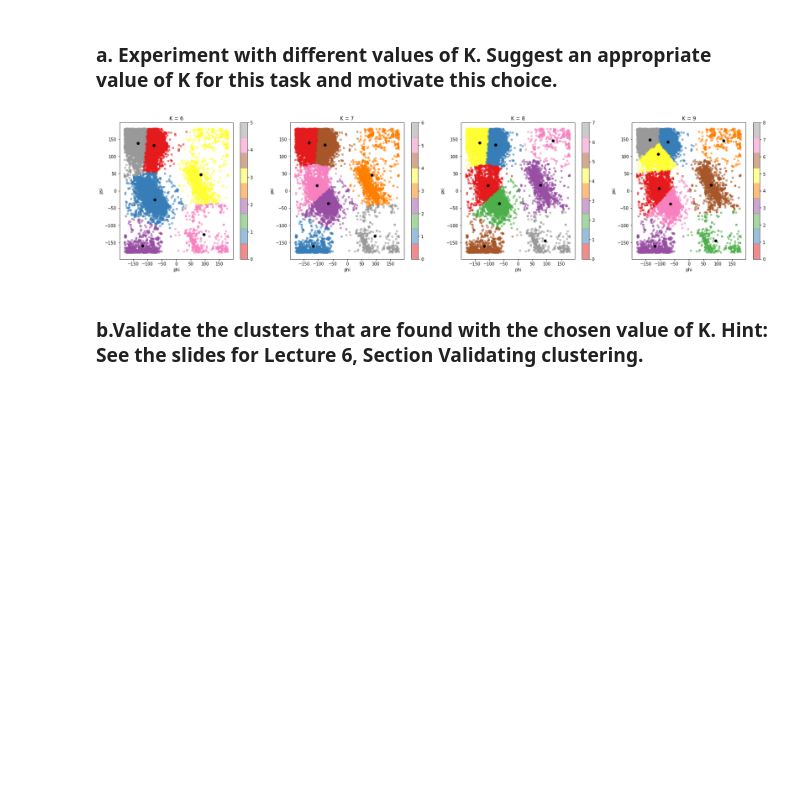
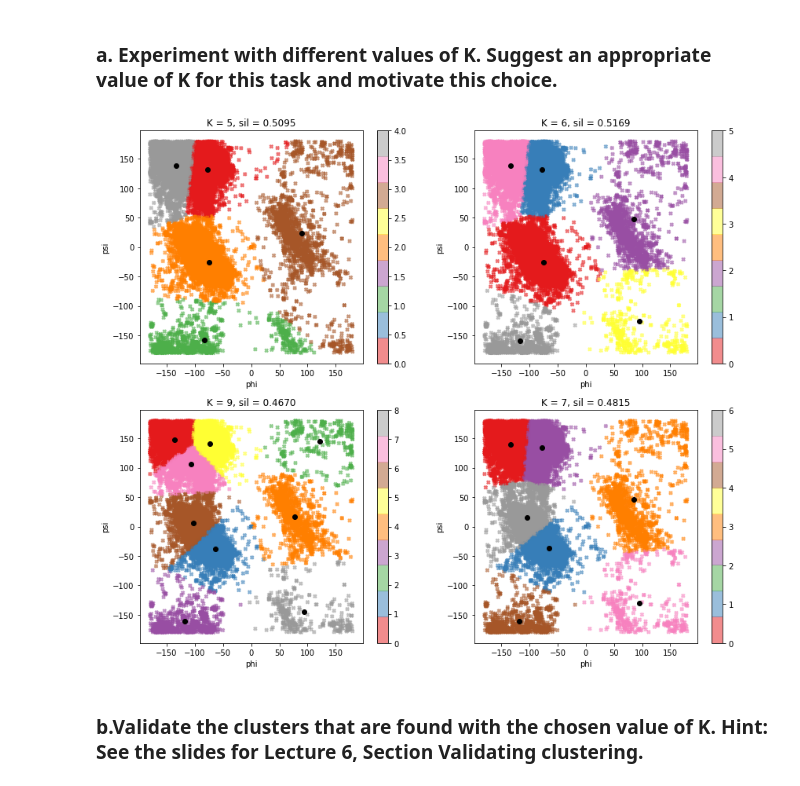
Before and after one commit to jerge/DAT405-DSC, a Jupyter notebook: Lab 3/Lab3.ipynb, the cells around one changed output. Drawn from its saved outputs; the diff is of its cells as text; code cells hidden in the pictures; blank space fills up the shorter version.

```diff
--- a/Lab 3/Lab3.ipynb
+++ b/Lab 3/Lab3.ipynb
@@ -28,21 +56,35 @@ sns.heatmap(dataNumbers)
+# %%
+def base_round(x, base=5):
+    return base * round(x/base)
+
+dataNumbers = data[['phi','psi']].copy()
+
+amount = np.zeros((360,360))
+it = 0
+for i, row in data.iterrows():
+    amount[base_round(row.phi)][base_round(row.psi)] += 1
+
+sns.heatmap(amount)
 # %% [markdown]
 ## 2 Use  the  K-means  clustering  method to  cluster  the phi  and  psi  angle  combinations  in the data file.
 # %% [markdown]
 ### a. Experiment with different values of K. Suggest an appropriate value of K for this task and motivate this choice.
 # %%
->>> from sklearn.cluster import KMeans
+from sklearn.cluster import KMeans
+from sklearn.metrics import silhouette_score
 
-ks = [6,7,8,9]
+ks = [5,6,9,7]
 
-plt.rcParams['figure.figsize'] = [len(ks)*7, 1*6]
-fig,axs = plt.subplots(1,len(ks))
+plt.rcParams['figure.figsize'] = [2*7, int(len(ks)/2)*6]
+fig,axs = plt.subplots(int(len(ks)/2),2)
+axs = axs.flatten()
 
 for i,k in enumerate(ks):
-  kmeans = KMeans(n_clusters=k).fit(dataNumbers)
-  clusters = kmeans.cluster_centers_
-  axs[i].set_title(f"K = {k}")
-  data.plot.scatter(x="phi", y="psi", alpha = 0.5, ax=axs[i], c=kmeans.labels_, cmap="Set1", marker='X')
-  axs[i].scatter(x=clusters[:,0], y=clusters[:,1], c="Black")
+    kmeans = KMeans(n_clusters=k).fit(dataNumbers)
+    clusters = kmeans.cluster_centers_
+    axs[i].set_title(f"K = {k}, sil = {silhouette_score(dataNumbers, kmeans.labels_):,.4f}")
+    data.plot.scatter(x="phi", y="psi", alpha = 0.5, ax=axs[i], c=kmeans.labels_, cmap="Set1", marker='X')
+    axs[i].scatter(x=clusters[:,0], y=clusters[:,1], c="Black")
 # %% [output]
-[figure, old version]
+[figure, new version]
 # %% [markdown]
```
Also changed, not shown: parts of 7 cells of this notebook.
